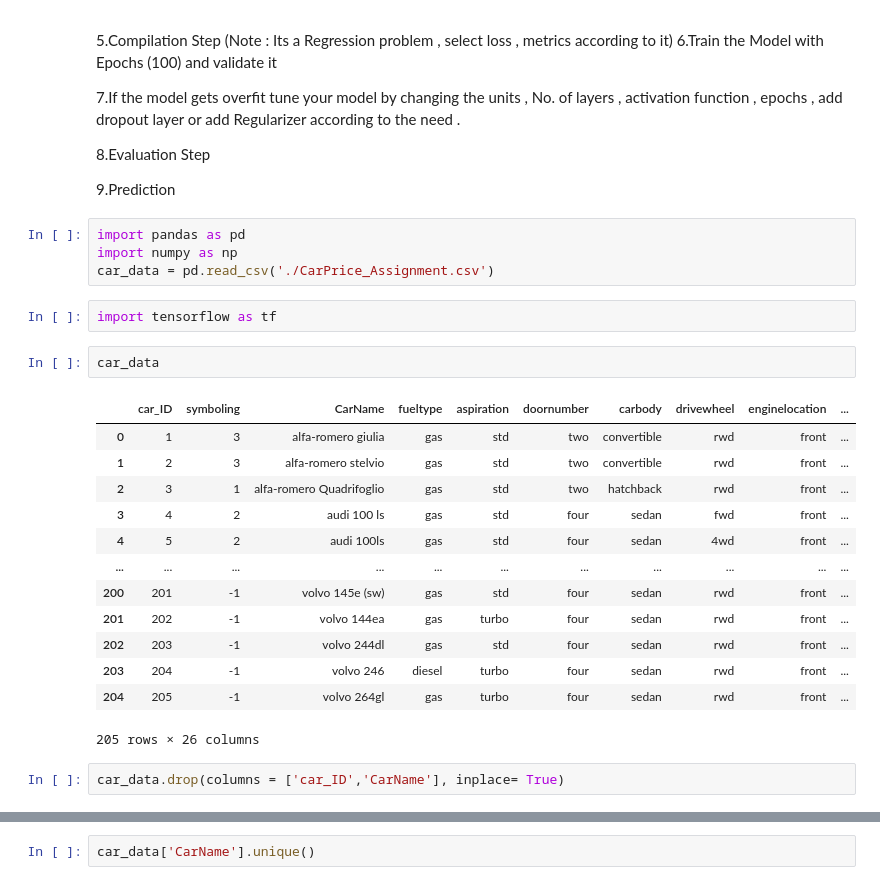
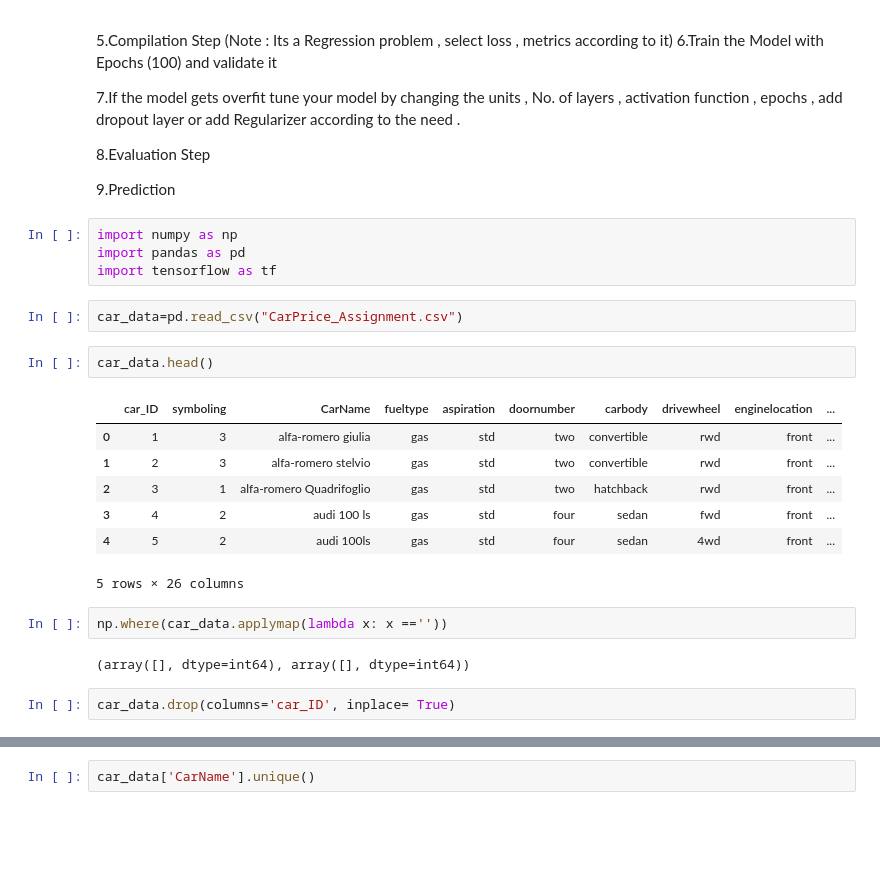
Before and after one commit to numan-ahmad/ML-DL-project, a Jupyter notebook: Car_Price_Prediction_assignment (1).ipynb, the cells around one changed output, grey strips where cells are left out. Saved outputs shown, nothing was run; the diff lists cells and outputs as text; blank space fills up the shorter version.

```diff
--- a/Car_Price_Prediction_assignment (1).ipynb
+++ b/Car_Price_Prediction_assignment (1).ipynb
@@ -46,26 +37,24 @@ We are required to model the price of cars with the available independent variab
 
 9.Prediction
 # %%
+import numpy as np
 import pandas as pd
-import numpy as np
-car_data = pd.read_csv('./CarPrice_Assignment.csv')
+import tensorflow as tf
-# %%
-import tensorflow as tf
+# %%
+car_data=pd.read_csv("CarPrice_Assignment.csv")
 # %%
-car_data
+car_data.head()
 # %% [output]
 |  | car_ID | symboling | CarName | fueltype | aspiration | doornumber | carbody | drivewheel | enginelocation | ... |
 | 0 | 1 | 3 | alfa-romero giulia | gas | std | two | convertible | rwd | front | ... |
 | 1 | 2 | 3 | alfa-romero stelvio | gas | std | two | convertible | rwd | front | ... |
 | 2 | 3 | 1 | alfa-romero Quadrifoglio | gas | std | two | hatchback | rwd | front | ... |
 | 3 | 4 | 2 | audi 100 ls | gas | std | four | sedan | fwd | front | ... |
 | 4 | 5 | 2 | audi 100ls | gas | std | four | sedan | 4wd | front | ... |
-| ... | ... | ... | ... | ... | ... | ... | ... | ... | ... | ... |
-| 200 | 201 | -1 | volvo 145e (sw) | gas | std | four | sedan | rwd | front | ... |
-| 201 | 202 | -1 | volvo 144ea | gas | turbo | four | sedan | rwd | front | ... |
-| 202 | 203 | -1 | volvo 244dl | gas | std | four | sedan | rwd | front | ... |
-| 203 | 204 | -1 | volvo 246 | diesel | turbo | four | sedan | rwd | front | ... |
-| 204 | 205 | -1 | volvo 264gl | gas | turbo | four | sedan | rwd | front | ... |
-205 rows × 26 columns
+5 rows × 26 columns
+# %%
+np.where(car_data.applymap(lambda x: x ==''))
+# %% [output]
+(array([], dtype=int64), array([], dtype=int64))
 # %%
-car_data.drop(columns = ['car_ID','CarName'], inplace= True)
+car_data.drop(columns='car_ID', inplace= True)
```
Also changed, not shown: parts of 75 cells of this notebook.
